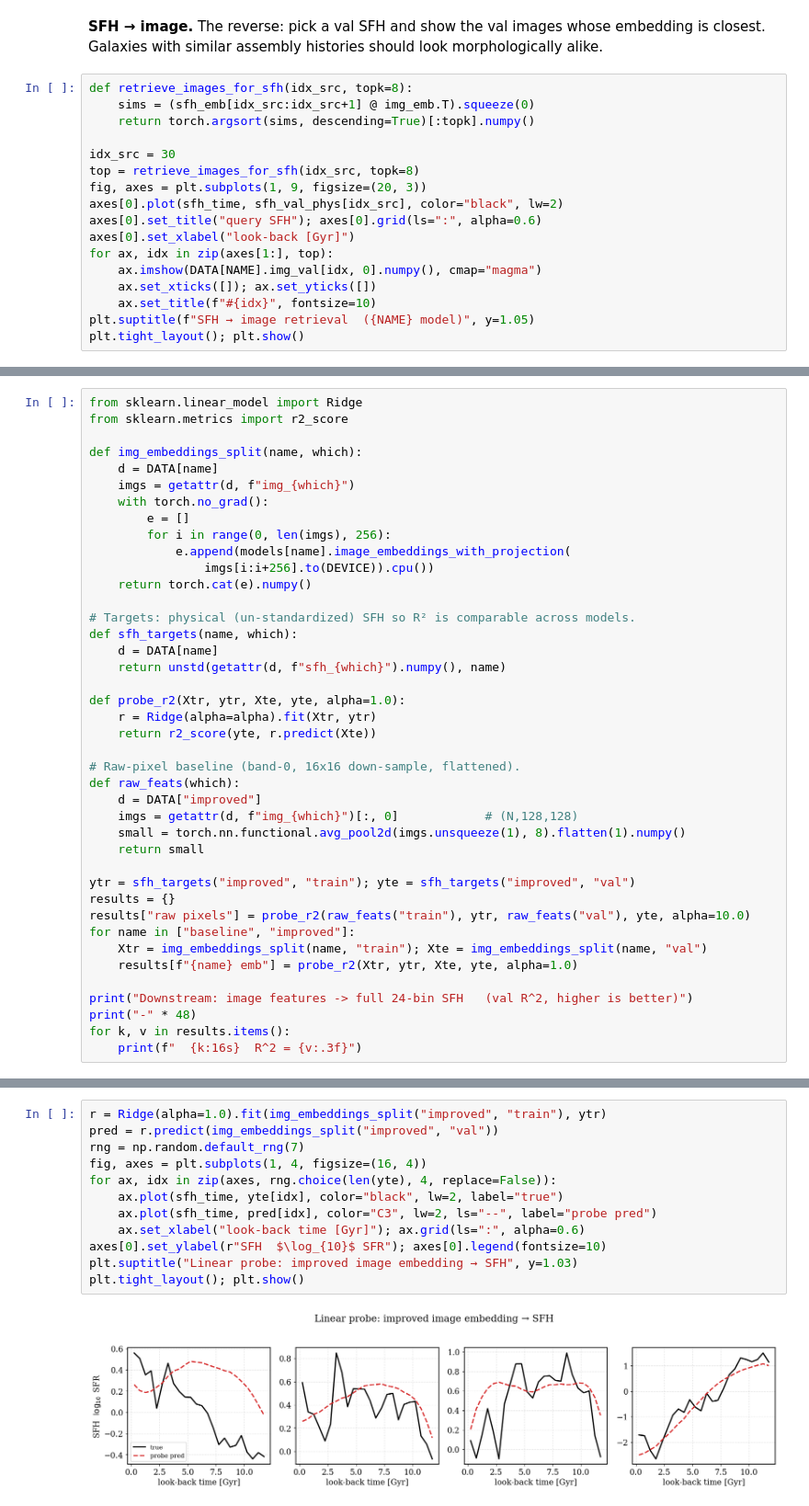
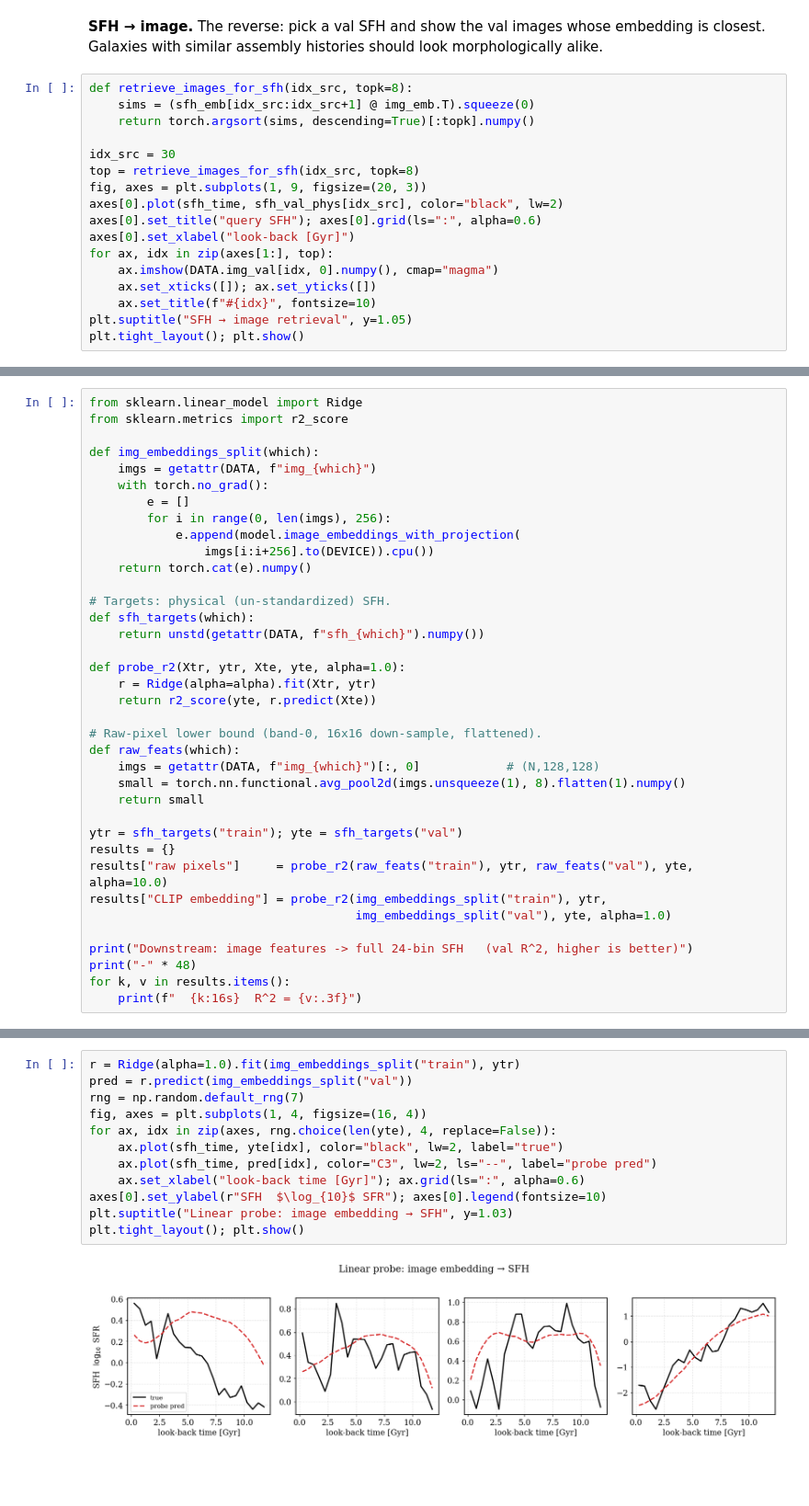
Before and after one commit to yueyingn/Multimodal-galaxy-tutorial, a Jupyter notebook: tutorial-3-contrastive-learning.ipynb, the cells around one changed output, grey strips where cells are left out. Shown at 92% size. Drawn from its saved outputs; the diff is of its cells as text; blank space fills up the shorter version.

```diff
--- a/tutorial-3-contrastive-learning.ipynb
+++ b/tutorial-3-contrastive-learning.ipynb
@@ -345,9 +331,9 @@ axes[0].plot(sfh_time, sfh_val_phys[idx_src], color="black", lw=2)
 axes[0].set_title("query SFH"); axes[0].grid(ls=":", alpha=0.6)
 axes[0].set_xlabel("look-back [Gyr]")
 for ax, idx in zip(axes[1:], top):
-    ax.imshow(DATA[NAME].img_val[idx, 0].numpy(), cmap="magma")
+    ax.imshow(DATA.img_val[idx, 0].numpy(), cmap="magma")
     ax.set_xticks([]); ax.set_yticks([])
     ax.set_title(f"#{idx}", fontsize=10)
-plt.suptitle(f"SFH → image retrieval  ({NAME} model)", y=1.05)
+plt.suptitle("SFH → image retrieval", y=1.05)
 plt.tight_layout(); plt.show()
 # %% [output]
@@ -373,38 +356,34 @@ feature either. The **`improved`** embedding clearly clears the raw-pixel bar.
 from sklearn.linear_model import Ridge
 from sklearn.metrics import r2_score
 
-def img_embeddings_split(name, which):
-    d = DATA[name]
-    imgs = getattr(d, f"img_{which}")
+def img_embeddings_split(which):
+    imgs = getattr(DATA, f"img_{which}")
     with torch.no_grad():
         e = []
         for i in range(0, len(imgs), 256):
-            e.append(models[name].image_embeddings_with_projection(
+            e.append(model.image_embeddings_with_projection(
                 imgs[i:i+256].to(DEVICE)).cpu())
     return torch.cat(e).numpy()
 
-# Targets: physical (un-standardized) SFH so R² is comparable across models.
-def sfh_targets(name, which):
-    d = DATA[name]
-    return unstd(getattr(d, f"sfh_{which}").numpy(), name)
+# Targets: physical (un-standardized) SFH.
+def sfh_targets(which):
+    return unstd(getattr(DATA, f"sfh_{which}").numpy())
 
 def probe_r2(Xtr, ytr, Xte, yte, alpha=1.0):
     r = Ridge(alpha=alpha).fit(Xtr, ytr)
     return r2_score(yte, r.predict(Xte))
 
-# Raw-pixel baseline (band-0, 16x16 down-sample, flattened).
+# Raw-pixel lower bound (band-0, 16x16 down-sample, flattened).
 def raw_feats(which):
-    d = DATA["improved"]
-    imgs = getattr(d, f"img_{which}")[:, 0]            # (N,128,128)
+    imgs = getattr(DATA, f"img_{which}")[:, 0]            # (N,128,128)
     small = torch.nn.functional.avg_pool2d(imgs.unsqueeze(1), 8).flatten(1).numpy()
     return small
 
-ytr = sfh_targets("improved", "train"); yte = sfh_targets("improved", "val")
+ytr = sfh_targets("train"); yte = sfh_targets("val")
 results = {}
-results["raw pixels"] = probe_r2(raw_feats("train"), ytr, raw_feats("val"), yte, alpha=10.0)
-for name in ["baseline", "improved"]:
-    Xtr = img_embeddings_split(name, "train"); Xte = img_embeddings_split(name, "val")
-    results[f"{name} emb"] = probe_r2(Xtr, ytr, Xte, yte, alpha=1.0)
+results["raw pixels"]     = probe_r2(raw_feats("train"), ytr, raw_feats("val"), yte, alpha=10.0)
+results["CLIP embedding"] = probe_r2(img_embeddings_split("train"), ytr,
+                                     img_embeddings_split("val"), yte, alpha=1.0)
 
 print("Downstream: image features -> full 24-bin SFH   (val R^2, higher is better)")
 print("-" * 48)
@@ -425,15 +403,15 @@ shape, confirming the contrastive features carry the assembly history.
 # %%
-r = Ridge(alpha=1.0).fit(img_embeddings_split("improved", "train"), ytr)
-pred = r.predict(img_embeddings_split("improved", "val"))
+r = Ridge(alpha=1.0).fit(img_embeddings_split("train"), ytr)
+pred = r.predict(img_embeddings_split("val"))
 rng = np.random.default_rng(7)
 fig, axes = plt.subplots(1, 4, figsize=(16, 4))
 for ax, idx in zip(axes, rng.choice(len(yte), 4, replace=False)):
     ax.plot(sfh_time, yte[idx], color="black", lw=2, label="true")
     ax.plot(sfh_time, pred[idx], color="C3", lw=2, ls="--", label="probe pred")
     ax.set_xlabel("look-back time [Gyr]"); ax.grid(ls=":", alpha=0.6)
 axes[0].set_ylabel(r"SFH  $\log_{10}$ SFR"); axes[0].legend(fontsize=10)
-plt.suptitle("Linear probe: improved image embedding → SFH", y=1.03)
+plt.suptitle("Linear probe: image embedding → SFH", y=1.03)
 plt.tight_layout(); plt.show()
 # %% [output]
-[figure, old version]
+[figure, new version]
 # %% [markdown]
```
Also changed, not shown: parts of 21 cells of this notebook, 1 other file.
